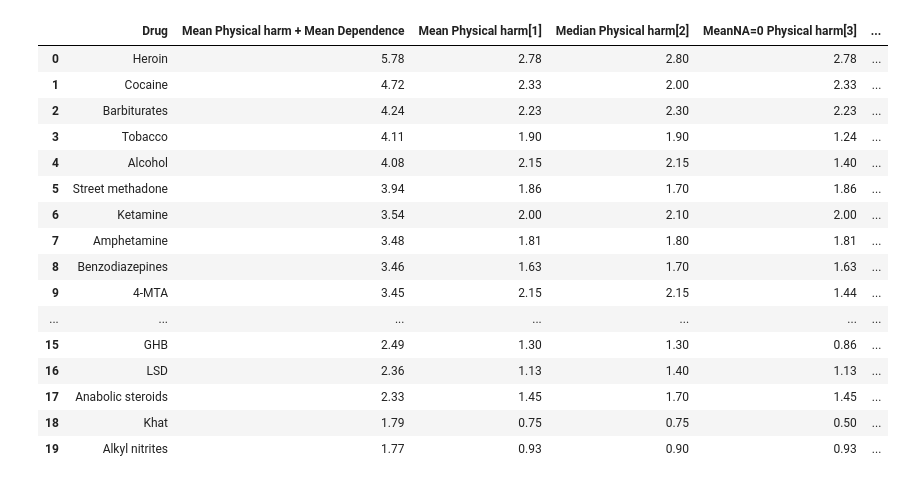
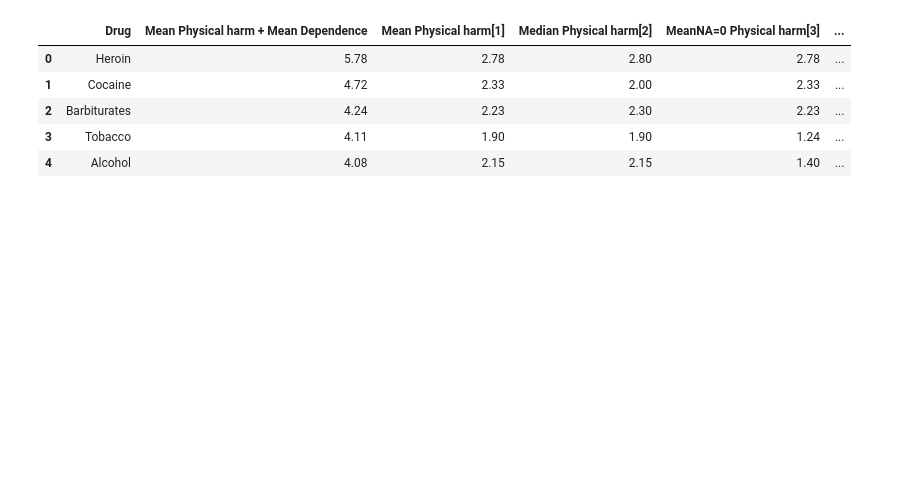
Before and after one commit to grfreitas/DataVizBattle, a Jupyter notebook: February 2019: Visualize Physical Harm and Dependence by Drug/visualization.ipynb, the cells around one changed output. Drawn from its saved outputs; the diff is of its cells as text; code cells hidden in the pictures; blank space fills up the shorter version.

```diff
--- a/February 2019: Visualize Physical Harm and Dependence by Drug/visualization.ipynb
+++ b/February 2019: Visualize Physical Harm and Dependence by Drug/visualization.ipynb
@@ -3,22 +6,11 @@ import pandas as pd
 # %%
 df = pd.read_csv('data.csv')
 # %%
-df
+df.head()
 # %% [output]
 |  | Drug | Mean Physical harm + Mean Dependence | Mean Physical harm[1] | Median Physical harm[2] | MeanNA=0 Physical harm[3] | ... |
 | 0 | Heroin | 5.78 | 2.78 | 2.80 | 2.78 | ... |
 | 1 | Cocaine | 4.72 | 2.33 | 2.00 | 2.33 | ... |
 | 2 | Barbiturates | 4.24 | 2.23 | 2.30 | 2.23 | ... |
 | 3 | Tobacco | 4.11 | 1.90 | 1.90 | 1.24 | ... |
 | 4 | Alcohol | 4.08 | 2.15 | 2.15 | 1.40 | ... |
-| 5 | Street methadone | 3.94 | 1.86 | 1.70 | 1.86 | ... |
-| 6 | Ketamine | 3.54 | 2.00 | 2.10 | 2.00 | ... |
-| 7 | Amphetamine | 3.48 | 1.81 | 1.80 | 1.81 | ... |
-| 8 | Benzodiazepines | 3.46 | 1.63 | 1.70 | 1.63 | ... |
-| 9 | 4-MTA | 3.45 | 2.15 | 2.15 | 1.44 | ... |
-| ... | ... | ... | ... | ... | ... | ... |
-| 15 | GHB | 2.49 | 1.30 | 1.30 | 0.86 | ... |
-| 16 | LSD | 2.36 | 1.13 | 1.40 | 1.13 | ... |
-| 17 | Anabolic steroids | 2.33 | 1.45 | 1.70 | 1.45 | ... |
-| 18 | Khat | 1.79 | 0.75 | 0.75 | 0.50 | ... |
-| 19 | Alkyl nitrites | 1.77 | 0.93 | 0.90 | 0.93 | ... |
```
Also changed, not shown: parts of 8 cells of this notebook.
